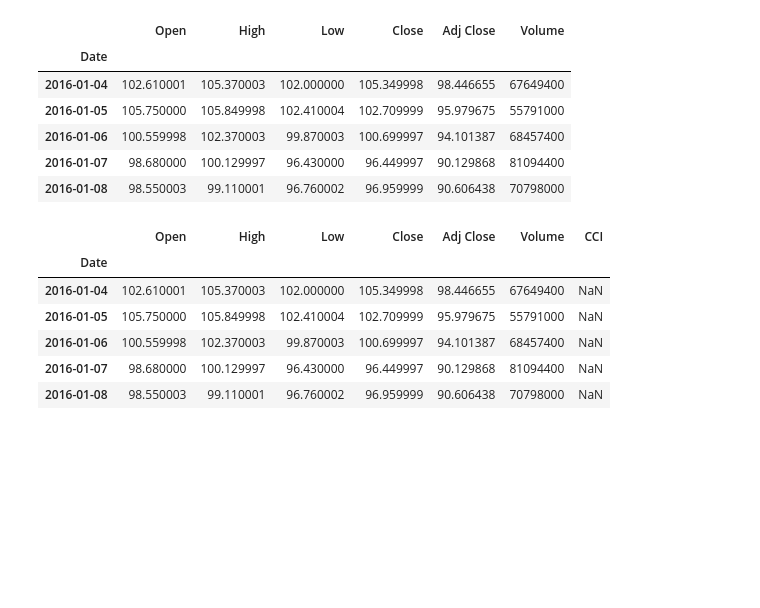
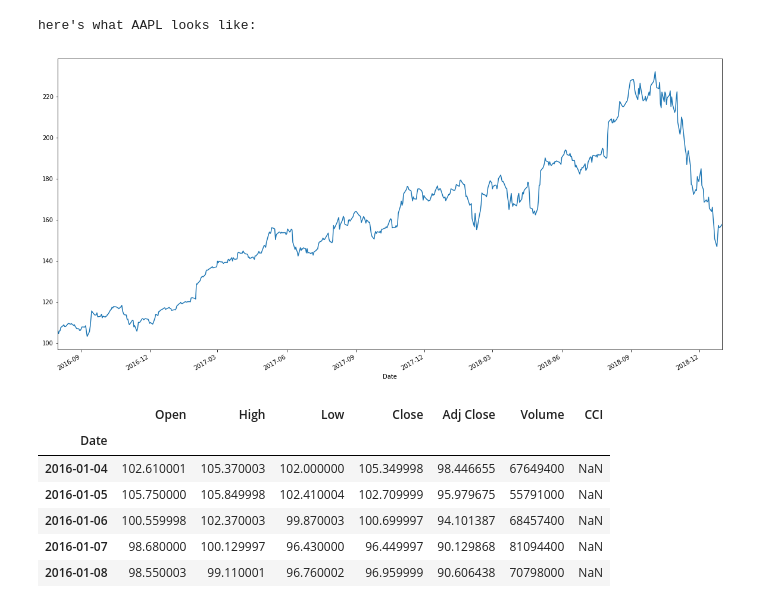
Before and after one commit to roshanr11/Deep-Learning-for-Trading-RNN-LSTMs-getRichWithStocks.py, a Jupyter notebook: v1mainstockfile_notebookversion.ipynb, the cells around one changed output. Saved outputs shown, nothing was run; the diff lists cells and outputs as text; code cells hidden in the pictures; blank space fills up the shorter version.

```diff
--- a/v1mainstockfile_notebookversion.ipynb
+++ b/v1mainstockfile_notebookversion.ipynb
@@ -16,13 +16,17 @@ import matplotlib.pyplot as plt # graphing/plotting
 # %matplotlib inline
 #just to make stuff look nice
 # %%
-stock = None
-while not isinstance(stock, str):
-    stock = input("Enter your desired stock. Only alphanumeric characters please.")
-openingInp = input("Enter your desired opening date. (yyyy-mm-dd)") #'2016-01-01'
-closingInp = input("Enter your desired closing date. (yyyy-mm-dd)") # '2019-08-01'
+def getData():
+    stock = None
+    while not isinstance(stock, str):
+        stock = input("Enter your desired stock. Only alphanumeric characters please.")
+    openingInp = input("Enter your desired opening date. (yyyy-mm-dd)") #'2016-01-01'
+    closingInp = input("Enter your desired closing date. (yyyy-mm-dd)") # '2019-08-01'
 
 
-data = yf.download(stock, openingInp, closingInp)
+    data = yf.download(stock, openingInp, closingInp)
+    return data, stock
+
+data, stock = getData()
 # %% [output]
 Enter your desired stock. Only alphanumeric characters please.AAPL
@@ -32,20 +45,16 @@ Enter your desired closing date. (yyyy-mm-dd)2019-08-01
 # %%
-data.head() #let's see what the data looks like
-# so we have the data, opening price, high val, low val, closing price,
-# adjusted close, and volume as parameters of our data
+# data.head() #let's see what the data looks like
+# # so we have the data, opening price, high val, low val, closing price,
+# # adjusted close, and volume as parameters of our data
-# %% [output]
-|  | Open | High | Low | Close | Adj Close | Volume |
-| Date |  |  |  |  |  |  |
-| 2016-01-04 | 102.610001 | 105.370003 | 102.000000 | 105.349998 | 98.446655 | 67649400 |
-| 2016-01-05 | 105.750000 | 105.849998 | 102.410004 | 102.709999 | 95.979675 | 55791000 |
-| 2016-01-06 | 100.559998 | 102.370003 | 99.870003 | 100.699997 | 94.101387 | 68457400 |
-| 2016-01-07 | 98.680000 | 100.129997 | 96.430000 | 96.449997 | 90.129868 | 81094400 |
-| 2016-01-08 | 98.550003 | 99.110001 | 96.760002 | 96.959999 | 90.606438 | 70798000 |
 # %%
 def showStock():
+    print(f"here's what {stock} looks like:")
     plt.rcParams["figure.figsize"] = (20,10)
-    data['Adj Close'].plot()
+    data['Close'].plot()
     plt.show()
+# %% [output]
+here's what AAPL looks like:
+[figure, added]
 # %%
 # commodity channel index (CCI) algorithm
 # mathematical calculation: https://www.investopedia.com/terms/c/commoditychannelindex.asp
```
Also changed, not shown: parts of 14 cells of this notebook, 1 other file.
